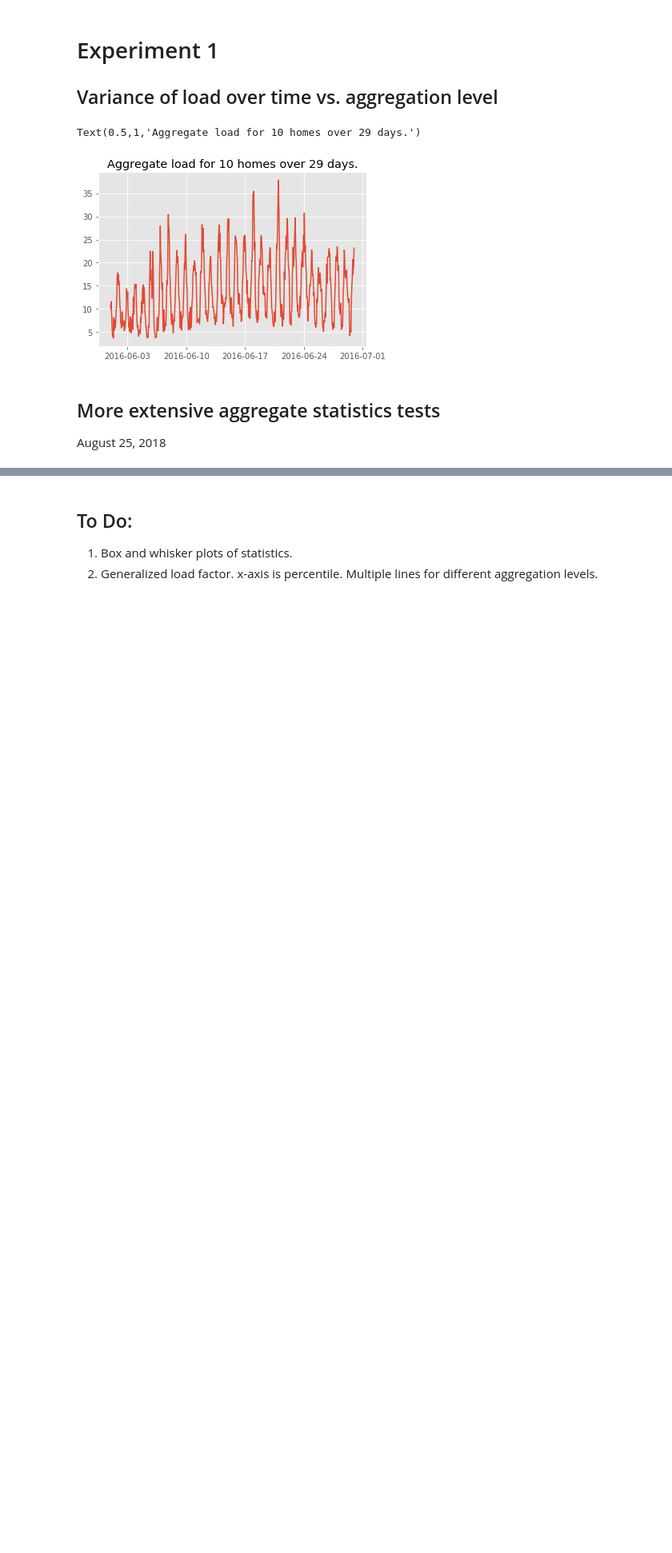
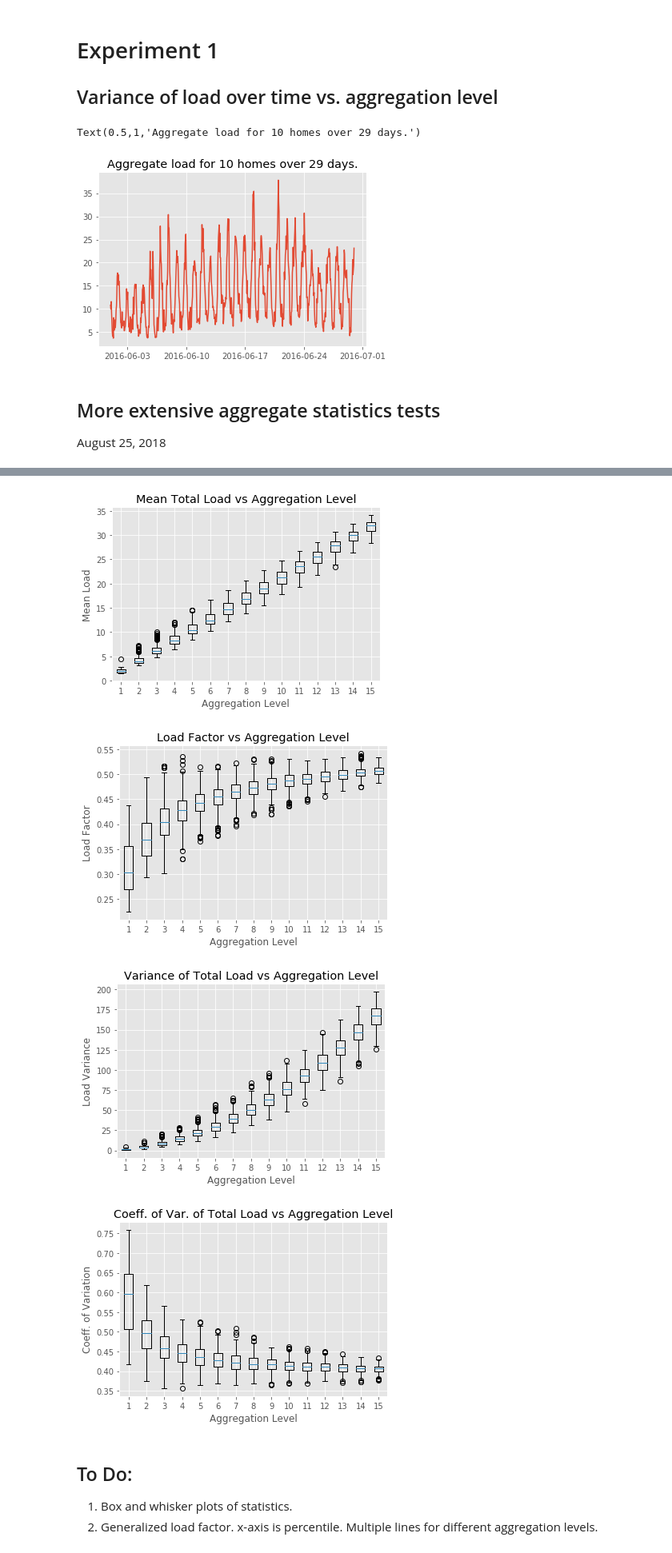
Before and after one commit to nnwosu/electricity-demand-analysis, a Jupyter notebook: Pecan Street Demand Analysis.ipynb, the cells around one changed output, grey strips where cells are left out. Shown at 80% size. Saved outputs shown, nothing was run; the diff lists cells and outputs as text; code cells hidden in the pictures; blank space fills up the shorter version.

```diff
--- a/Pecan Street Demand Analysis.ipynb
+++ b/Pecan Street Demand Analysis.ipynb
@@ -134,6 +134,15 @@ def cvLoad(load):
 # load as aggregation increases.
 def maxHourlyVar(load):
     hourlyVar = np.var(load, axis=0)
+# %%
+# This function is useful for dealing with the NaN values present in the
+# output of the aggLoadStats function. This is useful for plotting the results
+# without generating errors.
+def removeNans(data):
+# data : [numSamples x numAggLevels] Matrix of statistics for numSamples at numAggLevels
+    mask = ~np.isnan(data)
+    filtered_data = [d[m] for d, m in zip(data.T, mask.T)]
+    return filtered_data;
 # %% [markdown]
 # Experiment 1
 ## Variance of load over time vs. aggregation level
@@ -245,3 +254,33 @@ plt.title('Coeff. of Var. of Total Load vs Aggregation Level');
+# %%
+# BOX AND WHISKER plots of the above results.
+# Plot mean load vs aggregation
+idx = 0;
+plt.figure(); plt.boxplot(removeNans(R[:, :, idx].T));
+plt.xlabel('Aggregation Level'); plt.ylabel('Mean Load');
+plt.title('Mean Total Load vs Aggregation Level');
+
+# Plot load factor vs aggregation
+idx = 2;
+plt.figure(); plt.boxplot(removeNans(R[:, :, idx].T));
+plt.xlabel('Aggregation Level'); plt.ylabel('Load Factor');
+plt.title('Load Factor vs Aggregation Level');
+
+# Plot total variance of the load (over the full time series) vs aggregation
+idx = 1;
+plt.figure(); plt.boxplot(removeNans(R[:, :, idx].T));
+plt.xlabel('Aggregation Level'); plt.ylabel('Load Variance');
+plt.title('Variance of Total Load vs Aggregation Level');
+
+# Plot coeff of var of total load vs aggregation
+idx = 3;
+plt.figure(); plt.boxplot(removeNans(R[:, :, idx].T));
+plt.xlabel('Aggregation Level'); plt.ylabel('Coeff. of Variation');
+plt.title('Coeff. of Var. of Total Load vs Aggregation Level');
+# %% [output]
+[figure, added]
+[figure, added]
+[figure, added]
+[figure, added]
 # %% [markdown]
 ## To Do:
 
```
Also changed, not shown: parts of 3 cells of this notebook.
